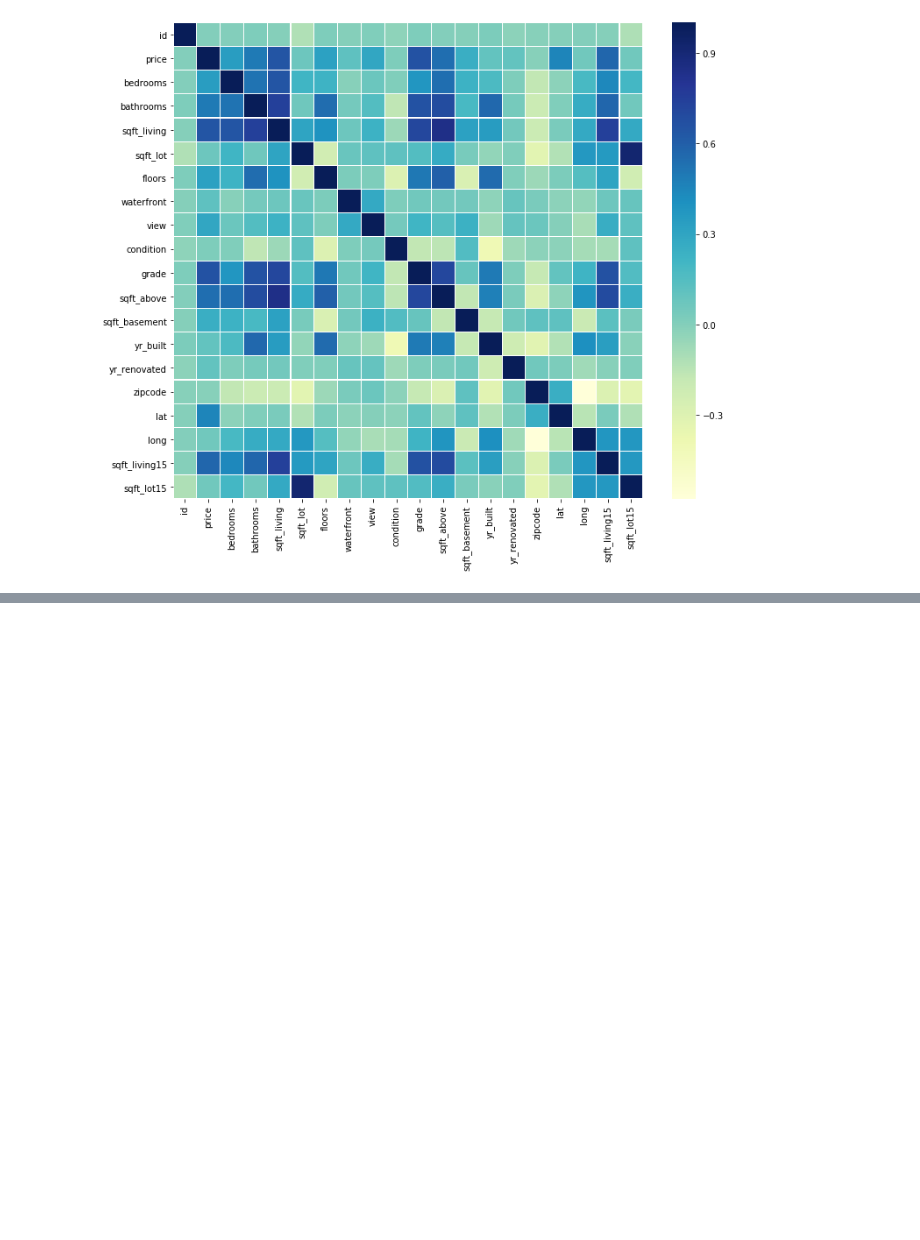
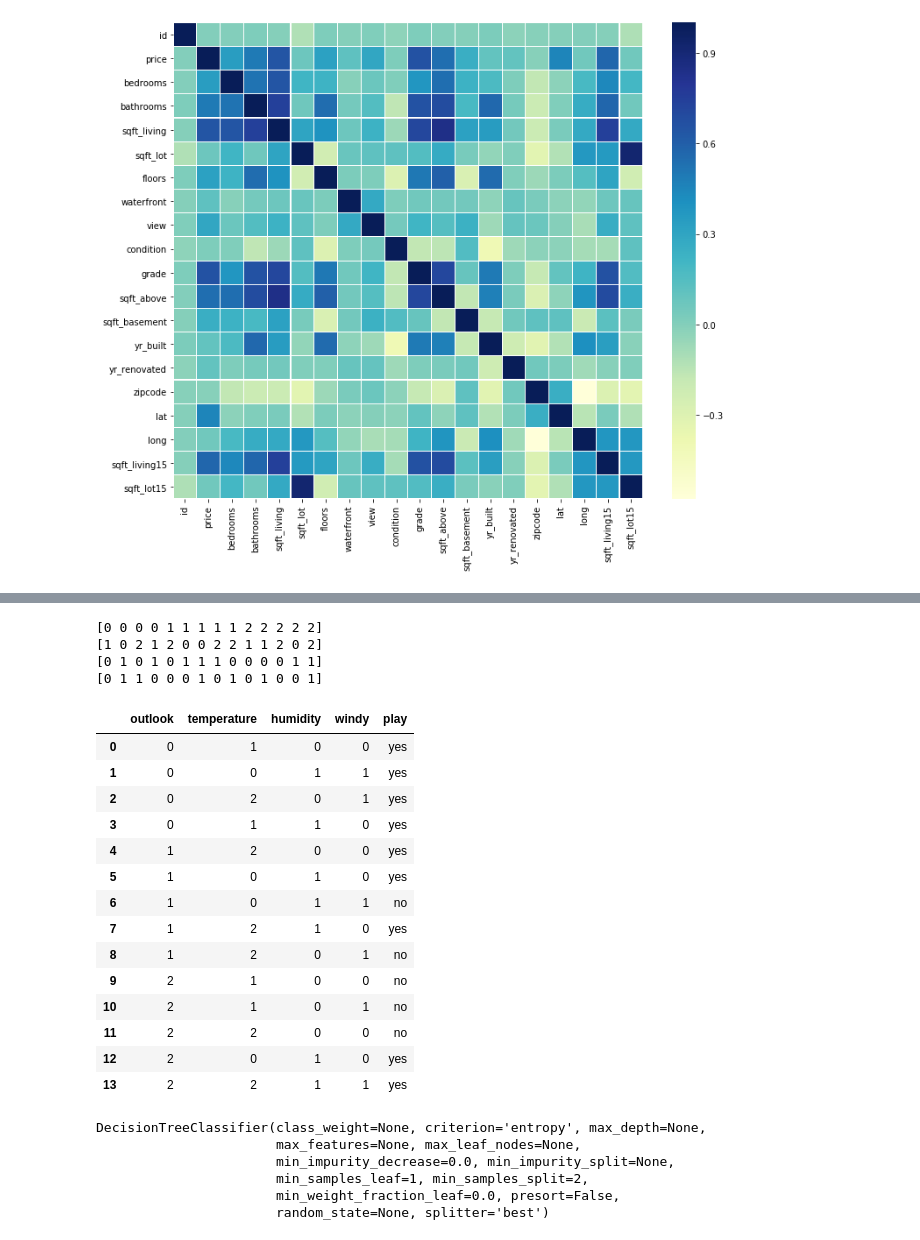
Before and after one commit to SudhakarCN/JPA_Machine_Learning, a Jupyter notebook: AI-vanilla.ipynb, the cells around one changed output, grey strips where cells are left out. Cells and saved outputs as stored; diff of their text form; code cells hidden in the pictures; blank space fills up the shorter version.

```diff
--- a/AI-vanilla.ipynb
+++ b/AI-vanilla.ipynb
@@ -1359,0 +1391,40 @@ cg
+# %%
+#Encoder:
+lf = LabelEncoder()
+lf_outlook = lf.fit_transform(dataset.outlook)
+lf_temp = lf.fit_transform(dataset.temperature)
+lf_hum = lf.fit_transform(dataset.humidity)
+lf_wind = lf.fit_transform(dataset.windy)
+print(lf_outlook)
+print(lf_temp)
+print(lf_hum)
+print(lf_wind)
+# %% [output]
+[0 0 0 0 1 1 1 1 1 2 2 2 2 2]
+[1 0 2 1 2 0 0 2 2 1 1 2 0 2]
+[0 1 0 1 0 1 1 1 0 0 0 0 1 1]
+[0 1 1 0 0 0 1 0 1 0 1 0 0 1]
+# %%
+ec_dataset = pd.DataFrame(columns=dataset.columns)
+ec_dataset["outlook"] = lf_outlook
+ec_dataset["temperature"] = lf_temp
+ec_dataset["humidity"] = lf_hum
+ec_dataset["windy"] = lf_wind
+ec_dataset["play"] = dataset.play
+ec_dataset
+# %% [output]
+|  | outlook | temperature | humidity | windy | play |
+| 0 | 0 | 1 | 0 | 0 | yes |
+| 1 | 0 | 0 | 1 | 1 | yes |
+| 2 | 0 | 2 | 0 | 1 | yes |
+| 3 | 0 | 1 | 1 | 0 | yes |
+| 4 | 1 | 2 | 0 | 0 | yes |
+| 5 | 1 | 0 | 1 | 0 | yes |
+| 6 | 1 | 0 | 1 | 1 | no |
+| 7 | 1 | 2 | 1 | 0 | yes |
+| 8 | 1 | 2 | 0 | 1 | no |
+| 9 | 2 | 1 | 0 | 0 | no |
+| 10 | 2 | 1 | 0 | 1 | no |
+| 11 | 2 | 2 | 0 | 0 | no |
+| 12 | 2 | 0 | 1 | 0 | yes |
+| 13 | 2 | 2 | 1 | 1 | yes |
@@ -1359,0 +1435,10 @@ cg
+# %%
+model = DecisionTreeClassifier(criterion='entropy')
+model
+# %% [output]
+DecisionTreeClassifier(class_weight=None, criterion='entropy', max_depth=None,
+                       max_features=None, max_leaf_nodes=None,
+                       min_impurity_decrease=0.0, min_impurity_split=None,
+                       min_samples_leaf=1, min_samples_split=2,
+                       min_weight_fraction_leaf=0.0, presort=False,
+                       random_state=None, splitter='best')
```
Also changed, not shown: parts of 41 cells of this notebook, 2 other files.
